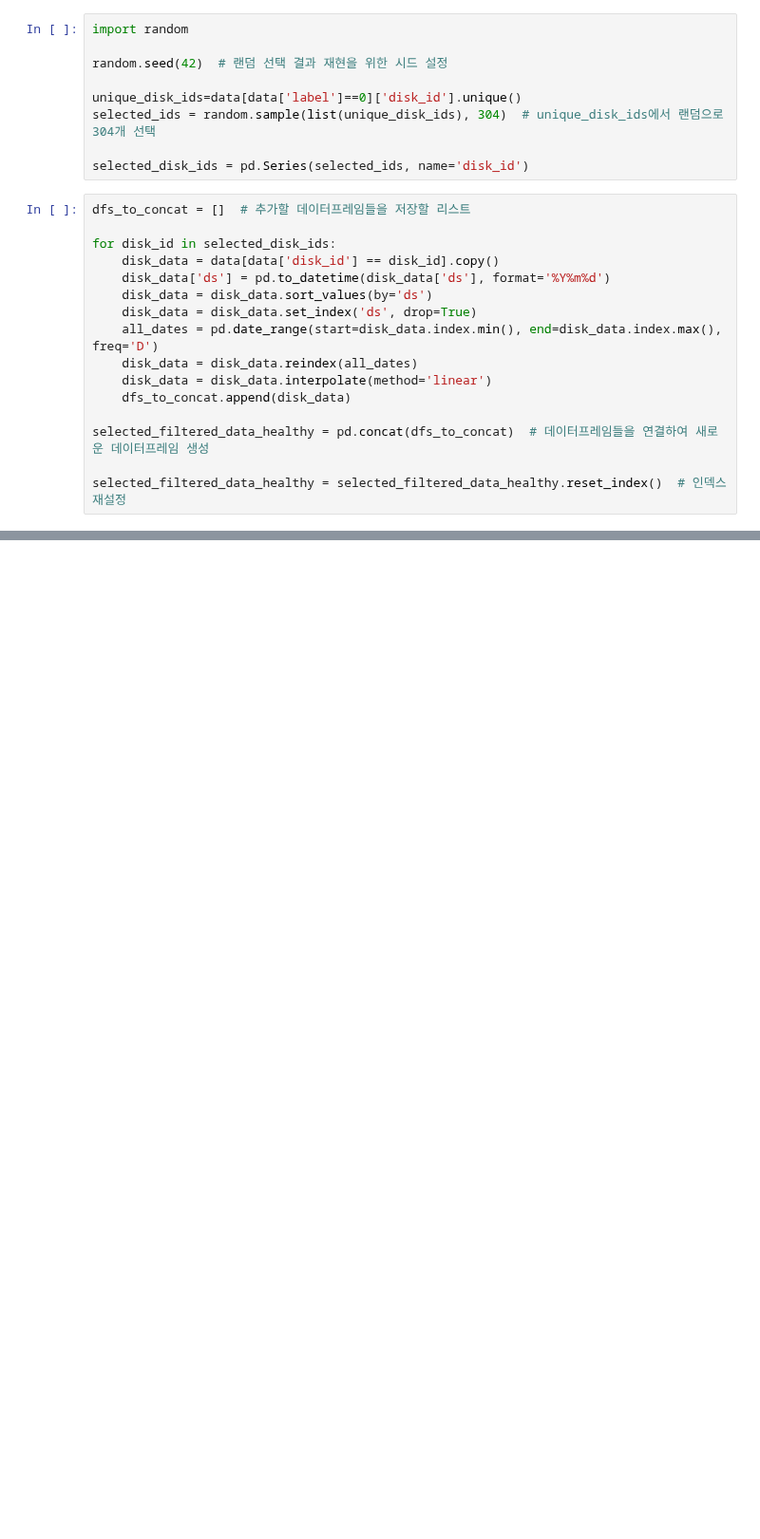
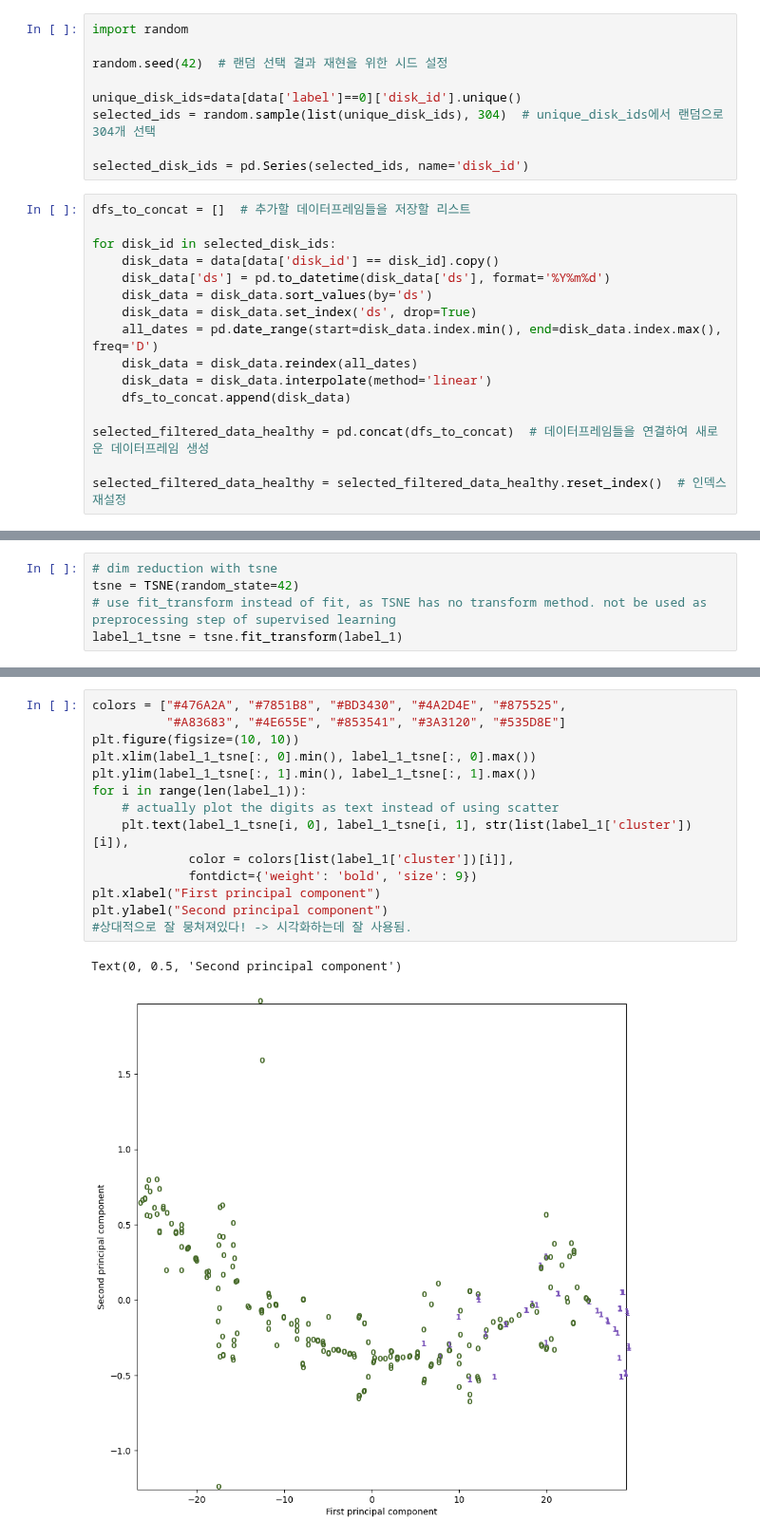
Before and after one commit to passion3659/ssd-failure, a Jupyter notebook: 03-making_imputated_data.ipynb, the cells around one changed output, grey strips where cells are left out. Shown at 95% size. Cells and saved outputs as stored; diff of their text form; blank space fills up the shorter version.

```diff
--- a/03-making_imputated_data.ipynb
+++ b/03-making_imputated_data.ipynb
@@ -332,0 +631,5 @@ selected_filtered_data_healthy = selected_filtered_data_healthy.reset_index()  #
+# %%
+# dim reduction with tsne
+tsne = TSNE(random_state=42)
+# use fit_transform instead of fit, as TSNE has no transform method. not be used as preprocessing step of supervised learning
+label_1_tsne = tsne.fit_transform(label_1)
@@ -332,0 +653,17 @@ selected_filtered_data_healthy = selected_filtered_data_healthy.reset_index()  #
+# %%
+colors = ["#476A2A", "#7851B8", "#BD3430", "#4A2D4E", "#875525",
+          "#A83683", "#4E655E", "#853541", "#3A3120", "#535D8E"]
+plt.figure(figsize=(10, 10))
+plt.xlim(label_1_tsne[:, 0].min(), label_1_tsne[:, 0].max())
+plt.ylim(label_1_tsne[:, 1].min(), label_1_tsne[:, 1].max())
+for i in range(len(label_1)):
+    # actually plot the digits as text instead of using scatter
+    plt.text(label_1_tsne[i, 0], label_1_tsne[i, 1], str(list(label_1['cluster'])[i]),
+             color = colors[list(label_1['cluster'])[i]],
+             fontdict={'weight': 'bold', 'size': 9})
+plt.xlabel("First principal component")
+plt.ylabel("Second principal component")
+#상대적으로 잘 뭉쳐져있다! -> 시각화하는데 잘 사용됨.
+# %% [output]
+Text(0, 0.5, 'Second principal component')
+[figure, added]
```
Also changed, not shown: parts of 43 cells of this notebook, 1 other file.
